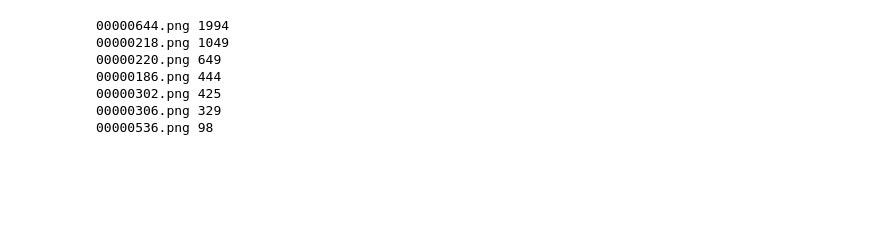
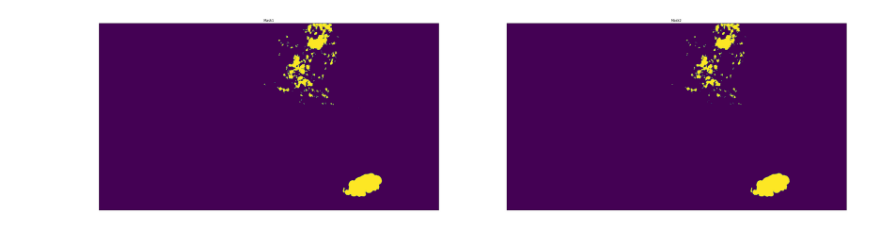
Before and after one commit to kevinshieh0225/TBrain_histapathology_seg, a Jupyter notebook: Threshold.ipynb, the cells around one changed output. Saved outputs shown, nothing was run; the diff lists cells and outputs as text; code cells hidden in the pictures; blank space fills up the shorter version.

```diff
--- a/Threshold.ipynb
+++ b/Threshold.ipynb
@@ -27,12 +22,11 @@ ds_dict = load_setting()
+# %%
+pretrain_path = './result/U+_nc_moreaug_FTL/'
+opts_dict, model = modelsetting(pretrain_path)
+ds_dict = load_setting()
+Public_Image = ds_dict['public_root']
+preprocess = get_preprocessing()
+THRESHOLD = 0.75
 # %%
-Public_Image = ds_dict['public_root']
-opts_dict = load_wdb_config(cfgpath)
-Public_save_path = os.path.join(ds_dict['inference_root'], opts_dict['expname'])
-os.makedirs(Public_save_path, exist_ok=True)
-
-preprocess = get_preprocessing()
-
-model = Litsmp.load_from_checkpoint(weight, opts_dict=opts_dict)
 model.eval()
 height = opts_dict['aug']['resize_height']
 width = height * 2
@@ -70,11 +64,34 @@ for image_id in os.listdir(maskPaths):
         if label_size < mincp:
             mincp = label_size
             print(image_id, mincp)
-# %% [output]
-00000644.png 1994
-00000218.png 1049
-00000220.png 649
-00000186.png 444
-00000302.png 425
-00000306.png 329
-00000536.png 98
+# %%
+THRESHOLD = 0.75
+
+model.eval()
+height = opts_dict['aug']['resize_height']
+width = height * 2
+
+image = cv2.imread(os.path.join(Public_Image, 'Public_00000064.jpg'))
+image = cv2.cvtColor(image, cv2.COLOR_BGR2RGB)
+origin_h, origin_w, _ = image.shape
+if image.shape != (height, width, 3):
+    image = cv2.resize(image, (width, height), interpolation=cv2.INTER_LANCZOS4)
+image = preprocess(image=image)['image']
+image = image.unsqueeze(0)
+with torch.no_grad():
+    mask = torch.sigmoid(model(image)).squeeze().cpu().numpy()
+
+mask = cv2.resize(mask, (origin_w, origin_h), interpolation=cv2.INTER_LANCZOS4)
+mask1 = np.where(mask > 0.75, 1, 0)
+mask2 = np.where(mask > 0.85, 1, 0)
+# mask3 = np.where(mask > 0.95, 1, 0)
+# connectTH(mask, mask, mode=1, threshold=500)
+# connectTH(mask, mask^1, mode=0, threshold=500)
+
+visualize(
+    mask1=mask1.squeeze(),
+    mask2=mask2.squeeze(),
+#     mask3=mask3.squeeze(),
+)
+# %% [output]
+[figure, added]
```
Also changed, not shown: parts of 2 cells of this notebook, 5 other files.
